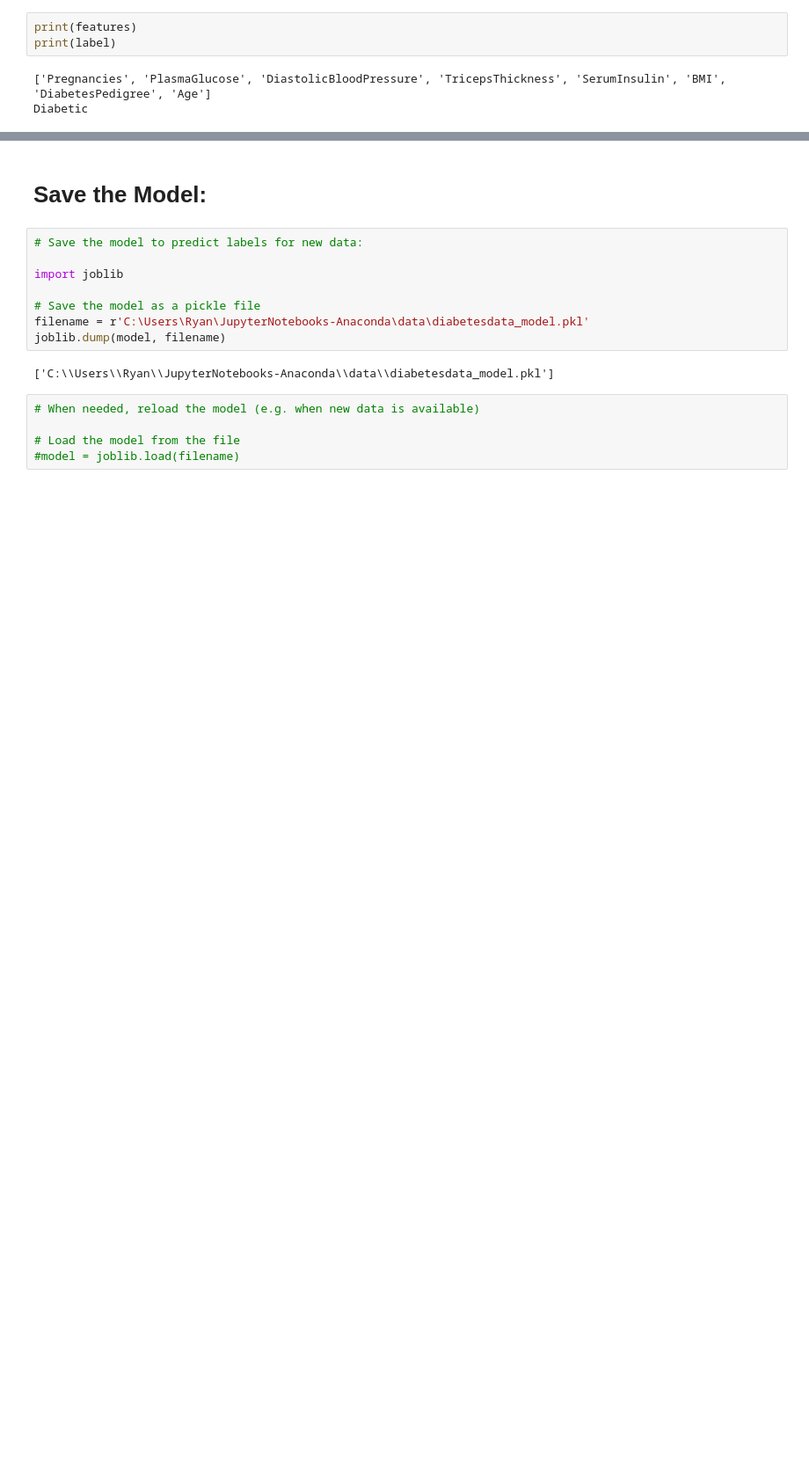
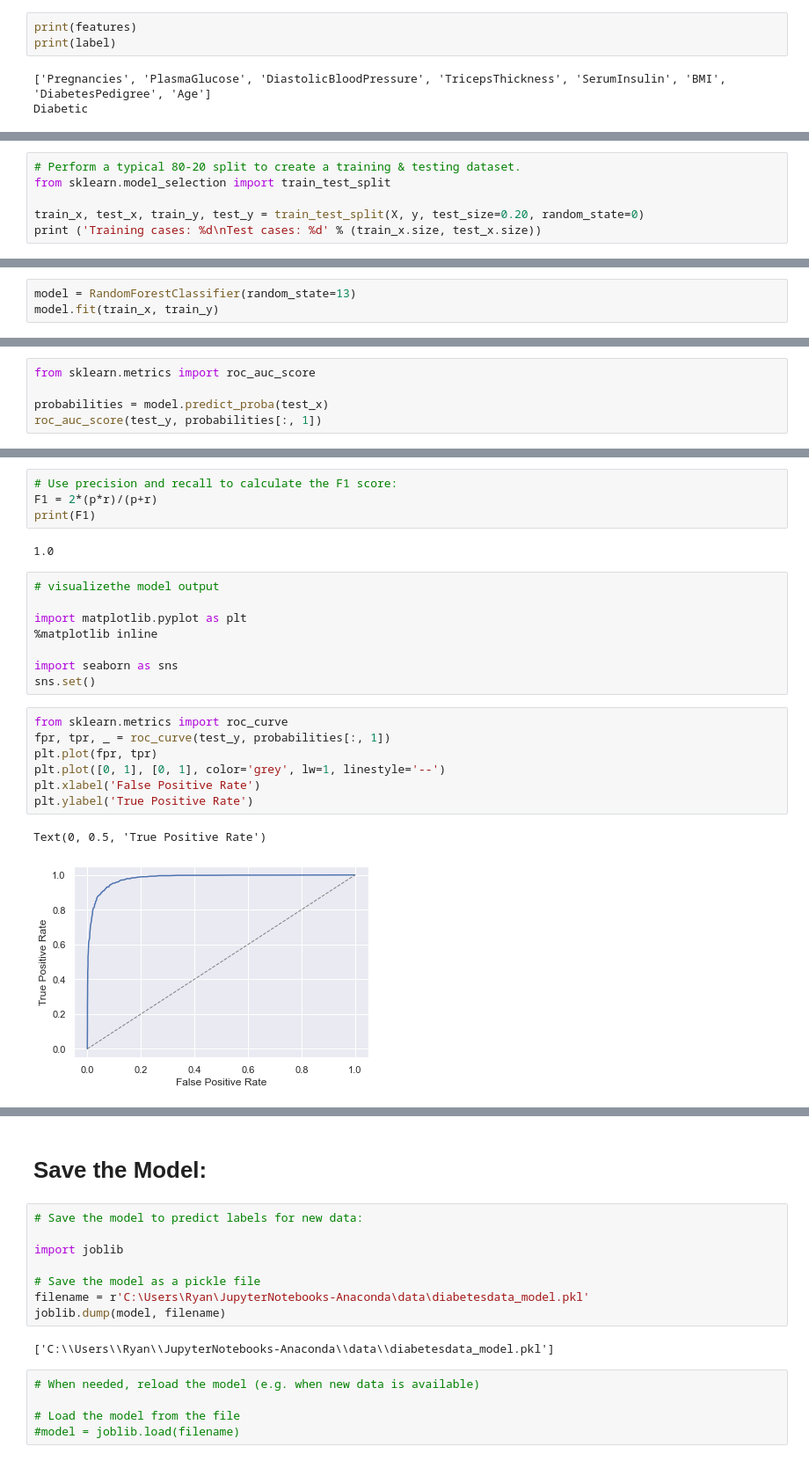
Before and after one commit to RemediosR/DiabetesPrediction, a Jupyter notebook: DiabetesPrediction.ipynb, the cells around one changed output, grey strips where cells are left out. Shown: that part at 88% size. Drawn from its saved outputs; the diff is of its cells as text; blank space fills up the shorter version.

```diff
--- a/DiabetesPrediction.ipynb
+++ b/DiabetesPrediction.ipynb
@@ -681,0 +531,6 @@ for i,v in enumerate(importance):
+# %%
+# Perform a typical 80-20 split to create a training & testing dataset.
+from sklearn.model_selection import train_test_split
+
+train_x, test_x, train_y, test_y = train_test_split(X, y, test_size=0.20, random_state=0)
+print ('Training cases: %d\nTest cases: %d' % (train_x.size, test_x.size))
@@ -681,0 +546,3 @@ for i,v in enumerate(importance):
+# %%
+model = RandomForestClassifier(random_state=13)
+model.fit(train_x, train_y)
@@ -681,0 +557,5 @@ for i,v in enumerate(importance):
+# %%
+from sklearn.metrics import roc_auc_score
+
+probabilities = model.predict_proba(test_x)
+roc_auc_score(test_y, probabilities[:, 1])
@@ -681,0 +586,24 @@ for i,v in enumerate(importance):
+# %%
+# Use precision and recall to calculate the F1 score:
+F1 = 2*(p*r)/(p+r)
+print(F1)
+# %% [output]
+1.0
+# %%
+# visualizethe model output
+
+import matplotlib.pyplot as plt
+%matplotlib inline
+
+import seaborn as sns
+sns.set()
+# %%
+from sklearn.metrics import roc_curve
+fpr, tpr, _ = roc_curve(test_y, probabilities[:, 1])
+plt.plot(fpr, tpr)
+plt.plot([0, 1], [0, 1], color='grey', lw=1, linestyle='--')
+plt.xlabel('False Positive Rate')
+plt.ylabel('True Positive Rate')
+# %% [output]
+Text(0, 0.5, 'True Positive Rate')
+[figure, added]
```
Also changed, not shown: parts of 56 cells of this notebook.
